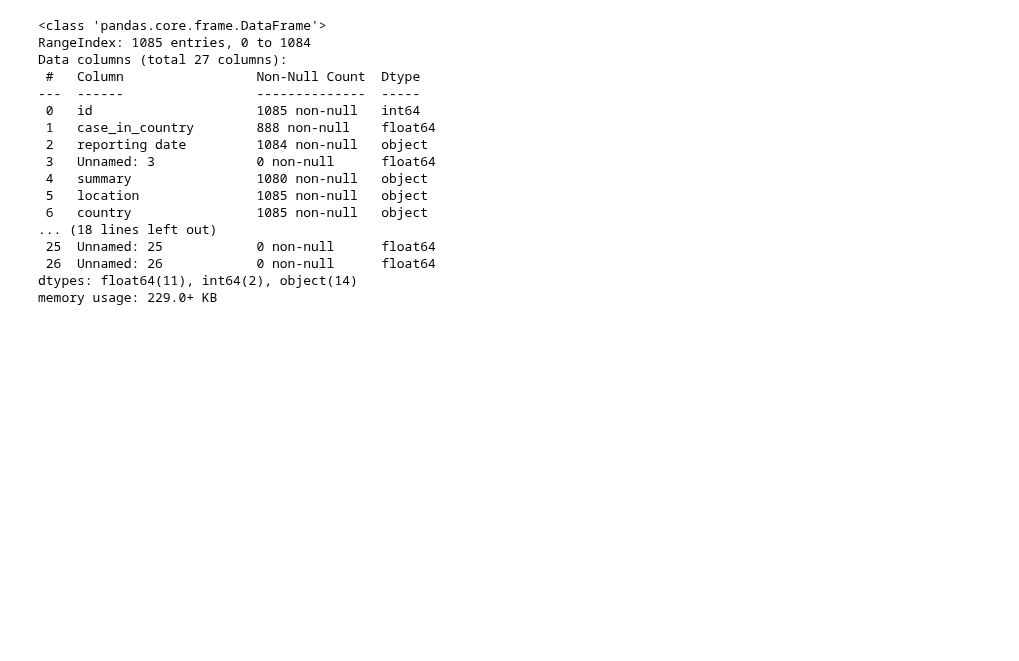
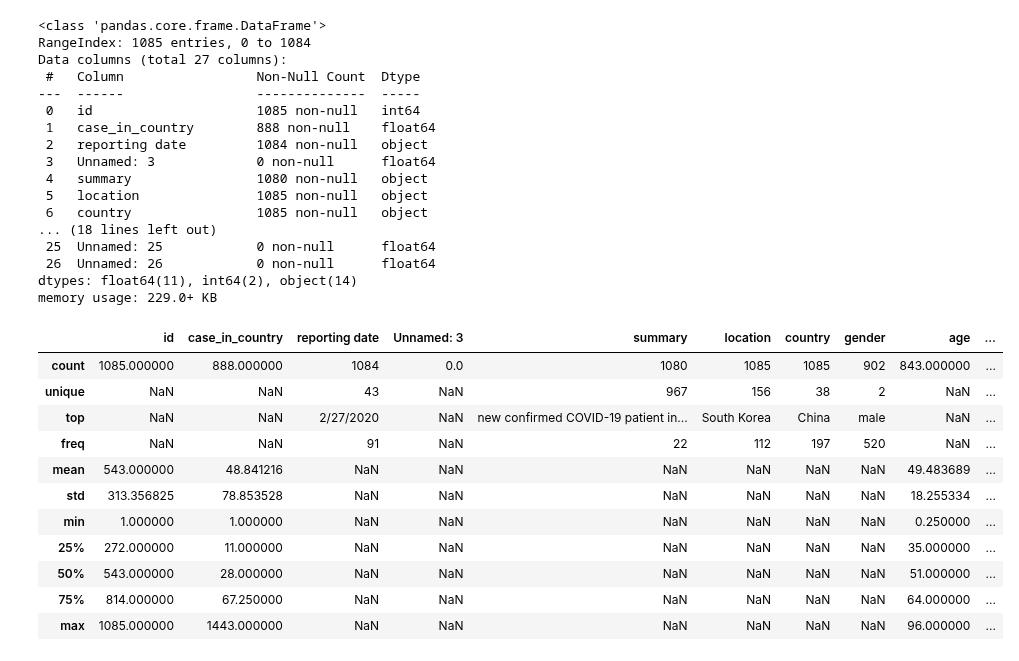
Before and after one commit to abidshafee/google.colaboratory_project, a Jupyter notebook: Statistics4ML.ipynb, the cells around one changed output. Saved outputs shown, nothing was run; the diff lists cells and outputs as text; code cells hidden in the pictures; blank space fills up the shorter version.

```diff
--- a/Statistics4ML.ipynb
+++ b/Statistics4ML.ipynb
@@ -41,3 +41,18 @@ Data columns (total 27 columns):
  26  Unnamed: 26            0 non-null      float64
 dtypes: float64(11), int64(2), object(14)
 memory usage: 229.0+ KB
+# %%
+df.describe(include='all')
+# %% [output]
+|  | id | case_in_country | reporting date | Unnamed: 3 | summary | location | country | gender | age | ... |
+| count | 1085.000000 | 888.000000 | 1084 | 0.0 | 1080 | 1085 | 1085 | 902 | 843.000000 | ... |
+| unique | NaN | NaN | 43 | NaN | 967 | 156 | 38 | 2 | NaN | ... |
+| top | NaN | NaN | 2/27/2020 | NaN | new confirmed COVID-19 patient in... | South Korea | China | male | NaN | ... |
+| freq | NaN | NaN | 91 | NaN | 22 | 112 | 197 | 520 | NaN | ... |
+| mean | 543.000000 | 48.841216 | NaN | NaN | NaN | NaN | NaN | NaN | 49.483689 | ... |
+| std | 313.356825 | 78.853528 | NaN | NaN | NaN | NaN | NaN | NaN | 18.255334 | ... |
+| min | 1.000000 | 1.000000 | NaN | NaN | NaN | NaN | NaN | NaN | 0.250000 | ... |
+| 25% | 272.000000 | 11.000000 | NaN | NaN | NaN | NaN | NaN | NaN | 35.000000 | ... |
+| 50% | 543.000000 | 28.000000 | NaN | NaN | NaN | NaN | NaN | NaN | 51.000000 | ... |
+| 75% | 814.000000 | 67.250000 | NaN | NaN | NaN | NaN | NaN | NaN | 64.000000 | ... |
+| max | 1085.000000 | 1443.000000 | NaN | NaN | NaN | NaN | NaN | NaN | 96.000000 | ... |
```
Also changed, not shown: parts of 2 cells of this notebook.
